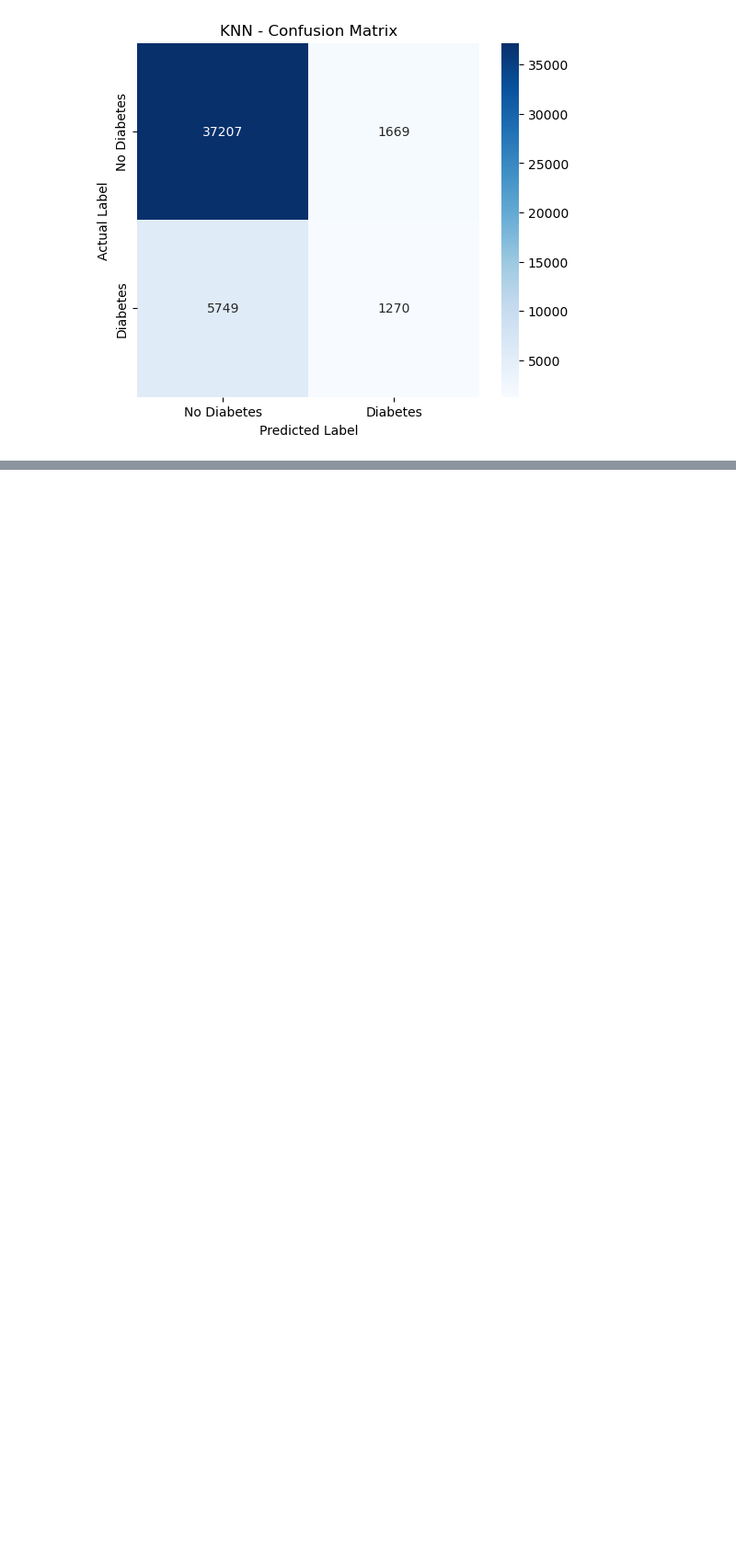
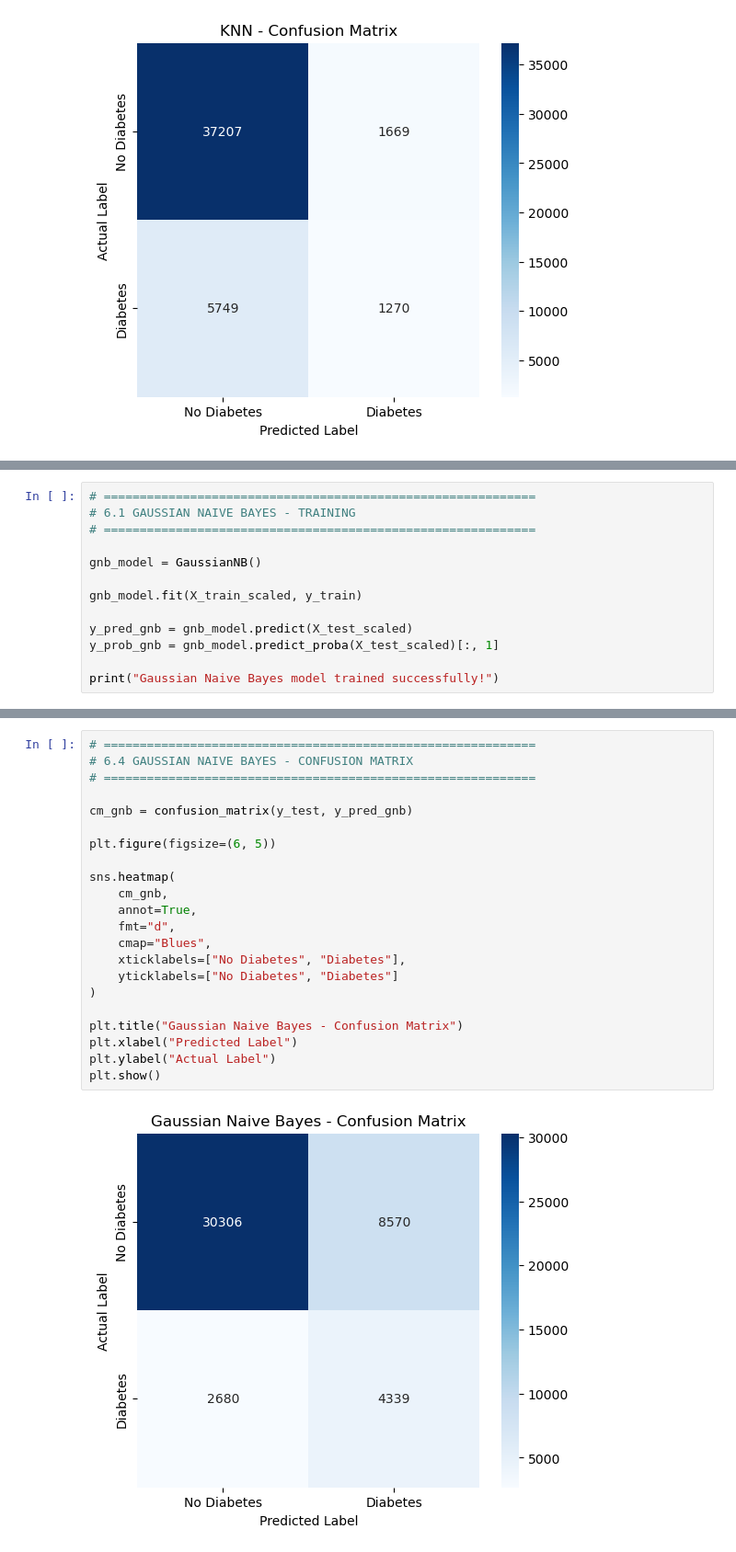
Before and after one commit to kartik815/ML-Diabetes-Case-Study, a Jupyter notebook: notebooks/classification.ipynb, the cells around one changed output, grey strips where cells are left out. Shown at 92% size. Drawn from its saved outputs; the diff is of its cells as text; blank space fills up the shorter version.

Commit message:
Complete GNB, Decision Tree, SVC and model comparisons

```diff
--- a/notebooks/classification.ipynb
+++ b/notebooks/classification.ipynb
@@ -1122,0 +1125,13 @@ plt.show()
+# %%
+# ============================================================
+# 6.1 GAUSSIAN NAIVE BAYES - TRAINING
+# ============================================================
+
+gnb_model = GaussianNB()
+
+gnb_model.fit(X_train_scaled, y_train)
+
+y_pred_gnb = gnb_model.predict(X_test_scaled)
+y_prob_gnb = gnb_model.predict_proba(X_test_scaled)[:, 1]
+
+print("Gaussian Naive Bayes model trained successfully!")
@@ -1122,0 +1202,24 @@ plt.show()
+# %%
+# ============================================================
+# 6.4 GAUSSIAN NAIVE BAYES - CONFUSION MATRIX
+# ============================================================
+
+cm_gnb = confusion_matrix(y_test, y_pred_gnb)
+
+plt.figure(figsize=(6, 5))
+
+sns.heatmap(
+    cm_gnb,
+    annot=True,
+    fmt="d",
+    cmap="Blues",
+    xticklabels=["No Diabetes", "Diabetes"],
+    yticklabels=["No Diabetes", "Diabetes"]
+)
+
+plt.title("Gaussian Naive Bayes - Confusion Matrix")
+plt.xlabel("Predicted Label")
+plt.ylabel("Actual Label")
+plt.show()
+# %% [output]
+[figure, added]
```
Also changed, not shown: parts of 39 cells of this notebook.
